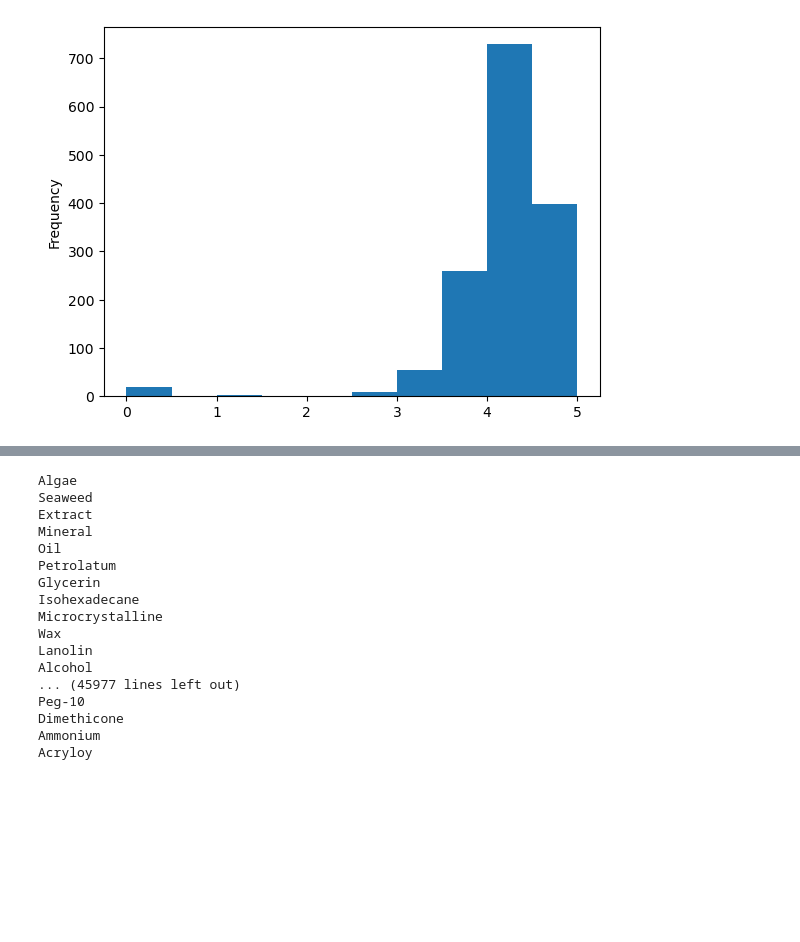
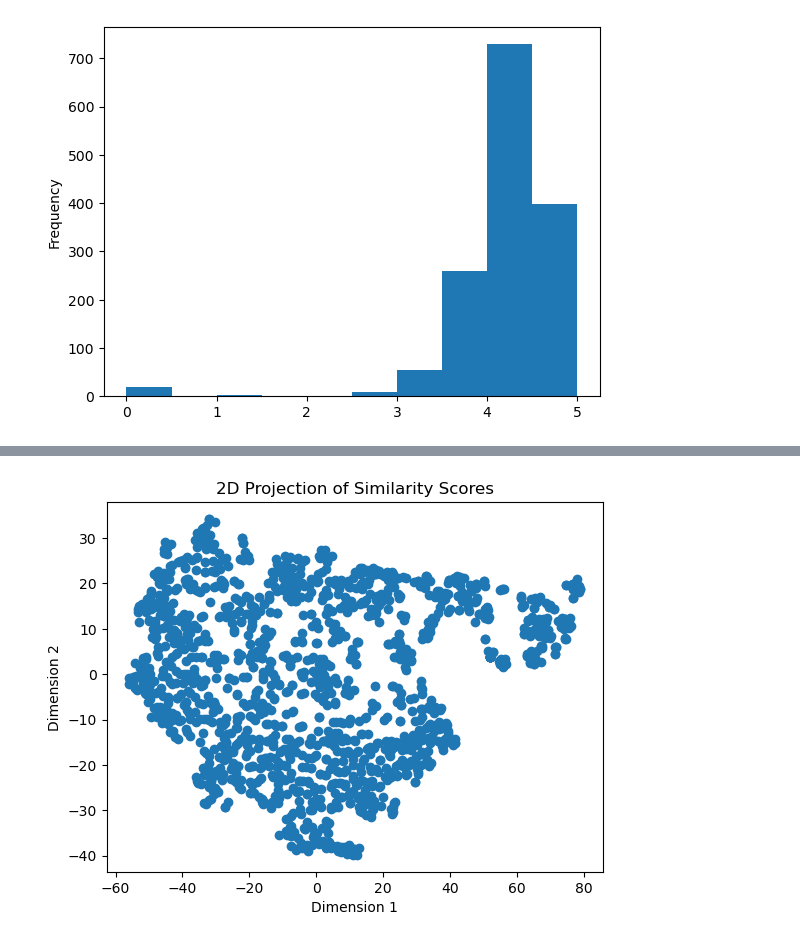
Before and after one commit to abhinav-tyagi03/makeup_recommend, a Jupyter notebook: notebook.ipynb, the cells around one changed output, grey strips where cells are left out. Saved outputs shown, nothing was run; the diff lists cells and outputs as text; code cells hidden in the pictures; blank space fills up the shorter version.

```diff
--- a/notebook.ipynb
+++ b/notebook.ipynb
@@ -69,0 +362,15 @@ df
+# %%
+from sklearn.manifold import TSNE
+
+# Apply t-SNE for 2D projection
+tsne = TSNE(n_components=2)
+projected_scores = tsne.fit_transform(similarity_6)
+
+# Create a scatter plot
+plt.scatter(projected_scores[:, 0], projected_scores[:, 1])
+plt.title('2D Projection of Similarity Scores')
+plt.xlabel('Dimension 1')
+plt.ylabel('Dimension 2')
+plt.show()
+# %% [output]
+[figure, added]
@@ -77,22 +388,0 @@ for i in df['Ingredients']:
-# %%
-for i in range(len(x)):
-    if len(i) == 0:
-        print(red_signal)
-# %% [output]
-Algae
-Seaweed
-Extract
-Mineral
-Oil
-Petrolatum
-Glycerin
-Isohexadecane
-Microcrystalline
-Wax
-Lanolin
-Alcohol
-... (45977 lines left out)
-Peg-10
-Dimethicone
-Ammonium
-Acryloy
```
Also changed, not shown: parts of 32 cells of this notebook.
